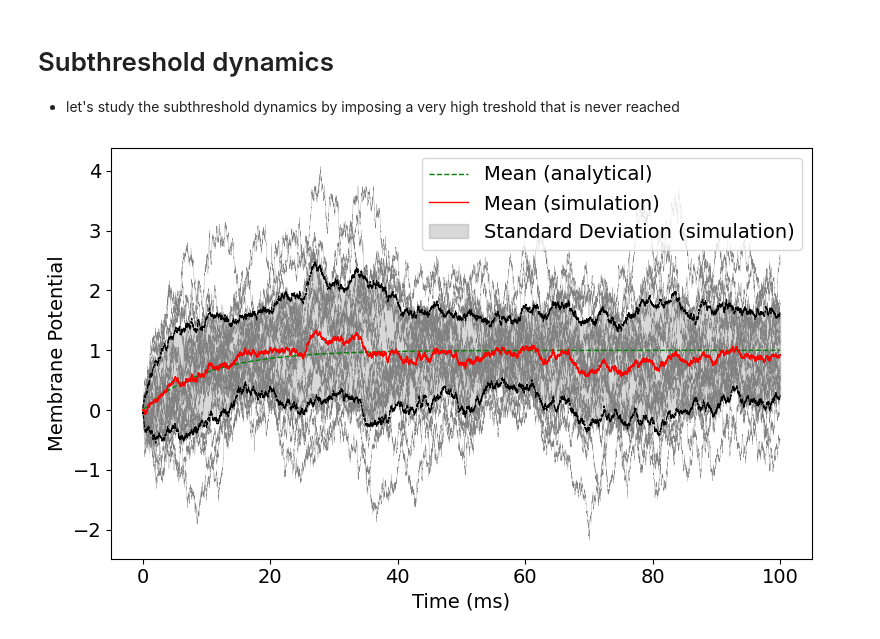
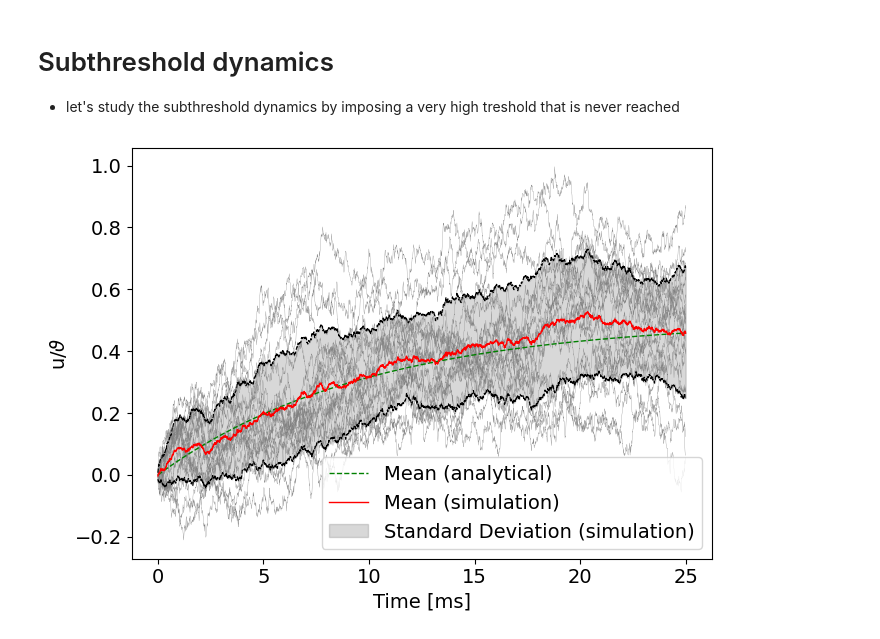
Before and after one commit to zaffo1/Noisy_Neurons, a Jupyter notebook: NoisyNeuron.ipynb, the cells around one changed output. Drawn from its saved outputs; the diff is of its cells as text; code cells hidden in the pictures.

```diff
--- a/NoisyNeuron.ipynb
+++ b/NoisyNeuron.ipynb
@@ -78,0 +109,24 @@ plt.show()
+# %%
+# Simulation parameters
+tau = 10  # Membrane time constant (ms)
+R = 1     # Membrane resistance
+threshold = 1  # Firing threshold
+sigma = 0  # Amplitude of the noise (in units of voltage)
+dt = 0.01 # Time step (ms)
+duration = 100  # Duration of simulation (ms)
+I = 1.2  # Input current (arbitrary units)
+
+spikes, voltages = simulate_neuron(I, tau, R, threshold, sigma, dt, duration)
+
+plt.figure(figsize=(12, 3))
+plt.vlines(spikes, ymin=1, ymax=2, colors='black', linestyles='-')
+plt.plot(np.arange(0, duration, dt), voltages, color='black')
+plt.xlabel('te [ms]')
+plt.ylabel('u / $\\vartheta$')
+#plt.title(f'$I={I}$, $\\tau={tau}$, $R={R}$, $\\vartheta={threshold}$ ')
+plt.ylim(-0.5, 2.5)
+#plt.title('Membrane Potential over Time')
+
+plt.tight_layout()
+plt.savefig('u_deterministic.png')
+plt.show()
@@ -83,11 +139,11 @@ plt.show()
 # Simulation parameters
 tau = 10  # Membrane time constant (ms)
 R = 1     # Membrane resistance
-threshold = float('inf')  # Firing threshold
-sigma = 0.4  # Amplitude of the noise (in units of voltage)
+threshold = 1 #float('inf')  # Firing threshold
+sigma = 0.1  # Amplitude of the noise (in units of voltage)
 dt = 0.01 # Time step (ms)
-duration = 100  # Duration of simulation (ms)
-I = 1  # Input current (arbitrary units)
+duration = 25  # Duration of simulation (ms)
+I = 0.5 # Input current (arbitrary units)
 
 #number of trials
 N_trials = 20
@@ -99,39 +155,40 @@ for i in range(N_trials):
 
 trials = np.stack(list)
 
-plt.figure(figsize=(8, 5))
+plt.figure(figsize=(7, 5))
 for i in range(N_trials):
     plt.plot(np.arange(0, duration, dt), trials[i], color='grey', linewidth=0.2)
 
 mean = np.mean(trials, axis=0)
 sd = np.std(trials, axis=0)
 
 
 
 # Analitical results
 t=np.arange(0, duration, dt)
 uinf = R*I
 u0 = uinf*(1-np.exp(-t/tau))
 plt.plot(np.arange(0, duration, dt), u0, color='green', linestyle='dashed',  linewidth=1, label='Mean (analytical)')
 
 variance=0.5*sigma**2*(1-np.exp(-2*t/tau))
 #plt.plot(np.arange(0, duration, dt), u0+np.sqrt(variance), color='orange', linestyle='dashed',  linewidth=1)
 #plt.plot(np.arange(0, duration, dt), u0-np.sqrt(variance), color='orange', linestyle='dashed',  linewidth=1)
 #plt.fill_between(t, u0-np.sqrt(variance), u0+np.sqrt(variance), color='orange', alpha=0.3, label='Standard Deviation (analytical)')
 
+#plt.title(f'$I={I}$, $\\tau={tau}$, $R={R}$, $\\vartheta={threshold}$ ')
 
 plt.plot(t, mean, color='red', linewidth=1, label= 'Mean (simulation)')
 plt.plot(t, mean+sd, color='black', linestyle='dashed',  linewidth=0.8)
 plt.plot(t, mean-sd, color='black', linestyle='dashed',  linewidth=0.8)
 plt.fill_between(t, mean - sd, mean + sd, color='grey', alpha=0.3, label='Standard Deviation (simulation)')
 
 
-plt.xlabel('Time (ms)')
-plt.ylabel('Membrane Potential')
+plt.xlabel('Time [ms]')
+plt.ylabel('u/$\\vartheta$')
 #plt.title('Membrane Potential over Time')
 plt.legend()
 plt.tight_layout()
 plt.savefig('u_multiple_simulations.png')
 plt.show()
 # %% [output]
-[figure, old version]
+[figure, new version]
```
Also changed, not shown: parts of 5 cells of this notebook, 6 other files.
